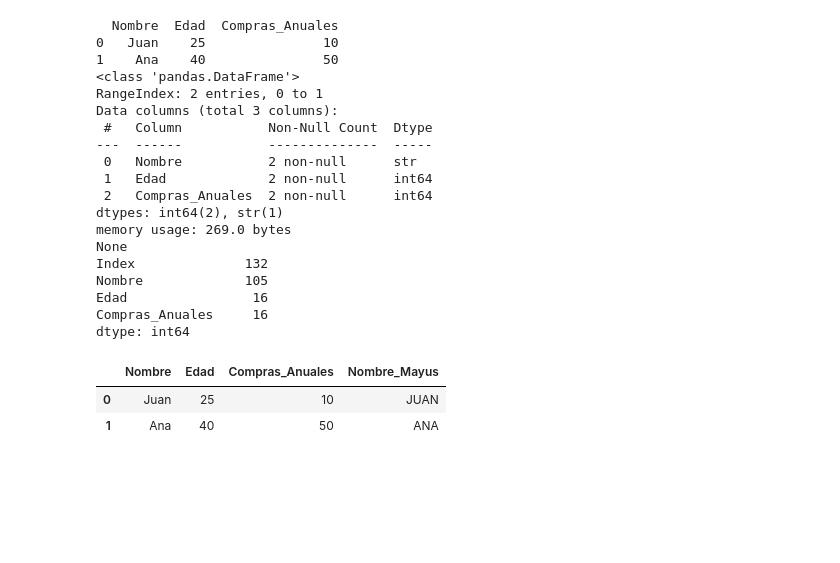
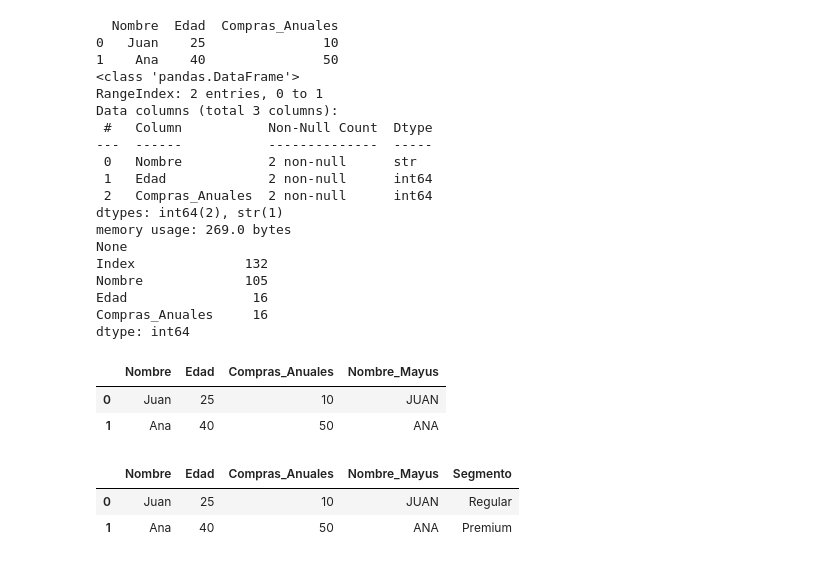
Before and after one commit to GustavoMontenegroVargas/fast-api, a Jupyter notebook: notebooks/test.ipynb, the cells around one changed output. Saved outputs shown, nothing was run; the diff lists cells and outputs as text; code cells hidden in the pictures; blank space fills up the shorter version.

```diff
--- a/notebooks/test.ipynb
+++ b/notebooks/test.ipynb
@@ -505,8 +505,18 @@ df_cl
 # %%
 def definir_segmento(row):
     if row["Edad"] > 30 and row["Compras_Anuales"] > 20:
-        row["Segmento"] = "Premium"
+        # row["Segmento"] = "Premium" | Esta asignación no es requerida.
+        return "Premium"
+
     else:
-        row["Segmento"] = "Regular"
+        # row["Segmento"] = "Regular" | Esta asignación no es requerida
+        return "Regular"
 
-df_cl["Segmento"] = df_cl.apply()
+
+df_cl["Segmento"] = df_cl.apply(definir_segmento, axis = 1)
+
+df_cl
+# %% [output]
+|  | Nombre | Edad | Compras_Anuales | Nombre_Mayus | Segmento |
+| 0 | Juan | 25 | 10 | JUAN | Regular |
+| 1 | Ana | 40 | 50 | ANA | Premium |
```
